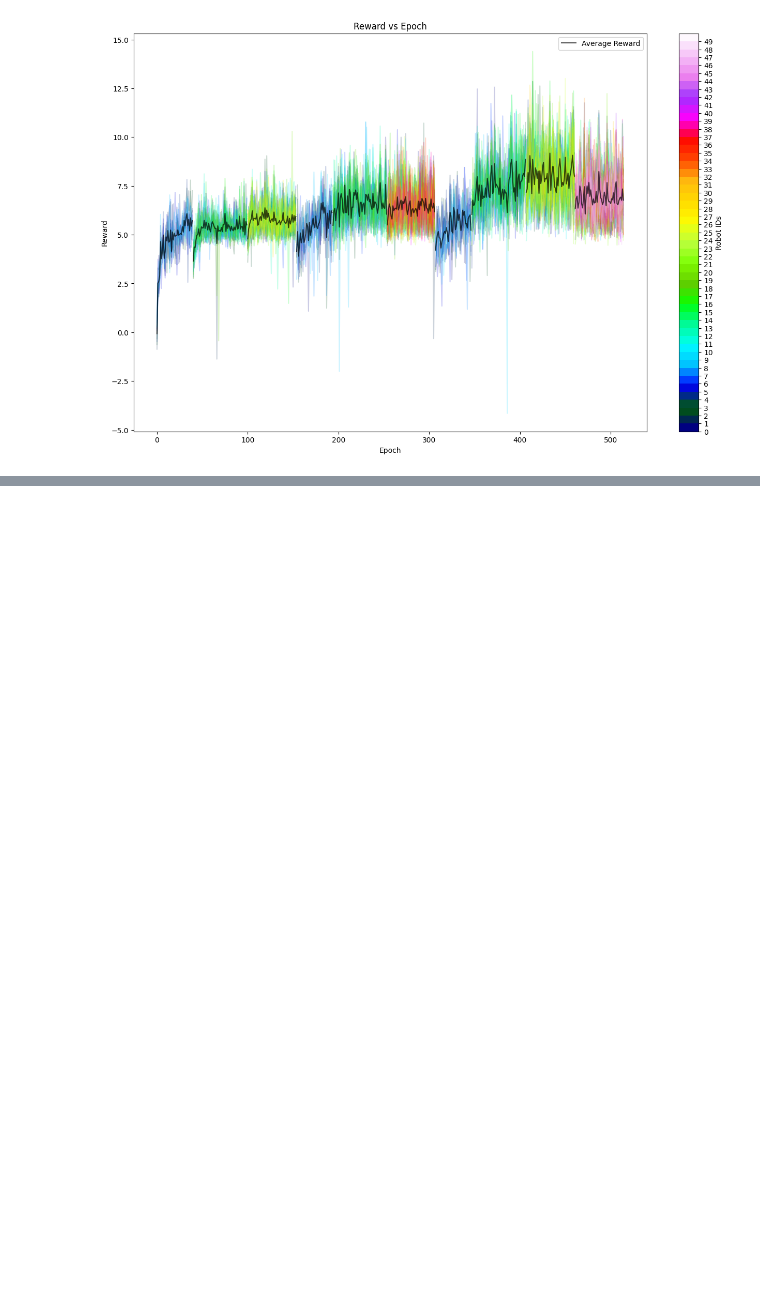
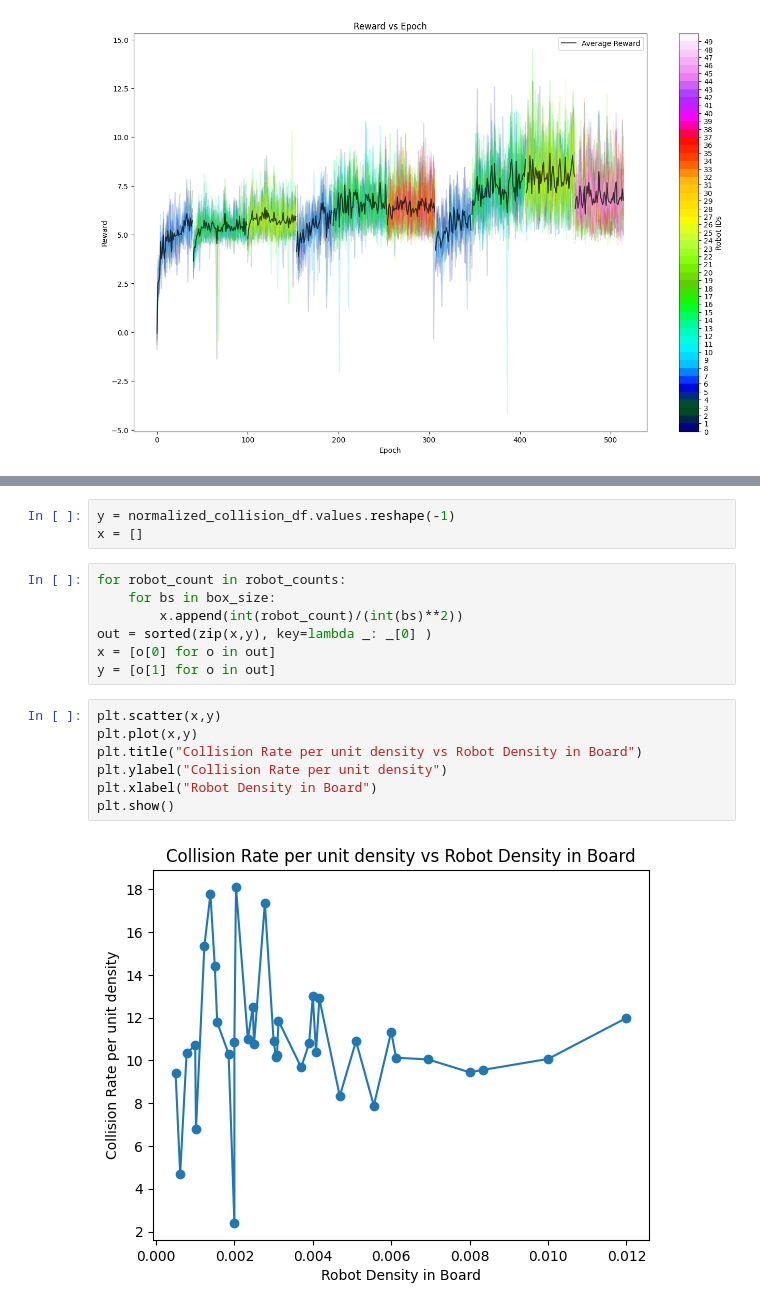
Before and after one commit to Death-Raider/Personal_Projects, a Jupyter notebook: GoalChasing_QLearning/output_processing.ipynb, the cells around one changed output, grey strips where cells are left out. Drawn from its saved outputs; the diff is of its cells as text; blank space fills up the shorter version.

```diff
--- a/GoalChasing_QLearning/output_processing.ipynb
+++ b/GoalChasing_QLearning/output_processing.ipynb
@@ -227,0 +194,19 @@ plt.show()
+# %%
+y = normalized_collision_df.values.reshape(-1)
+x = []
+# %%
+for robot_count in robot_counts:
+    for bs in box_size:
+        x.append(int(robot_count)/(int(bs)**2))
+out = sorted(zip(x,y), key=lambda _: _[0] )
+x = [o[0] for o in out]
+y = [o[1] for o in out]
+# %%
+plt.scatter(x,y)
+plt.plot(x,y)
+plt.title("Collision Rate per unit density vs Robot Density in Board")
+plt.ylabel("Collision Rate per unit density")
+plt.xlabel("Robot Density in Board")
+plt.show()
+# %% [output]
+[figure, added]
```
Also changed, not shown: parts of 14 cells of this notebook, 11 other files.
